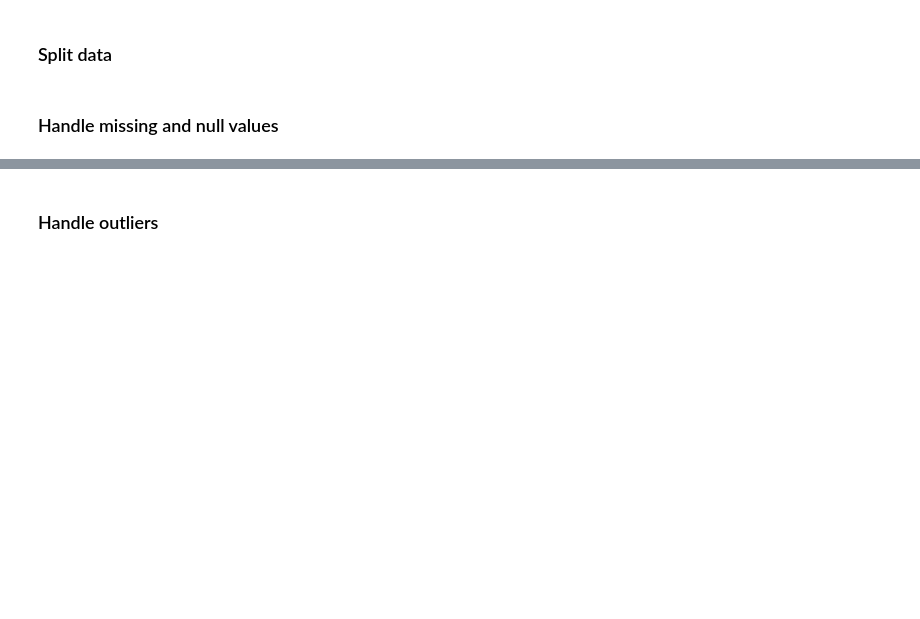
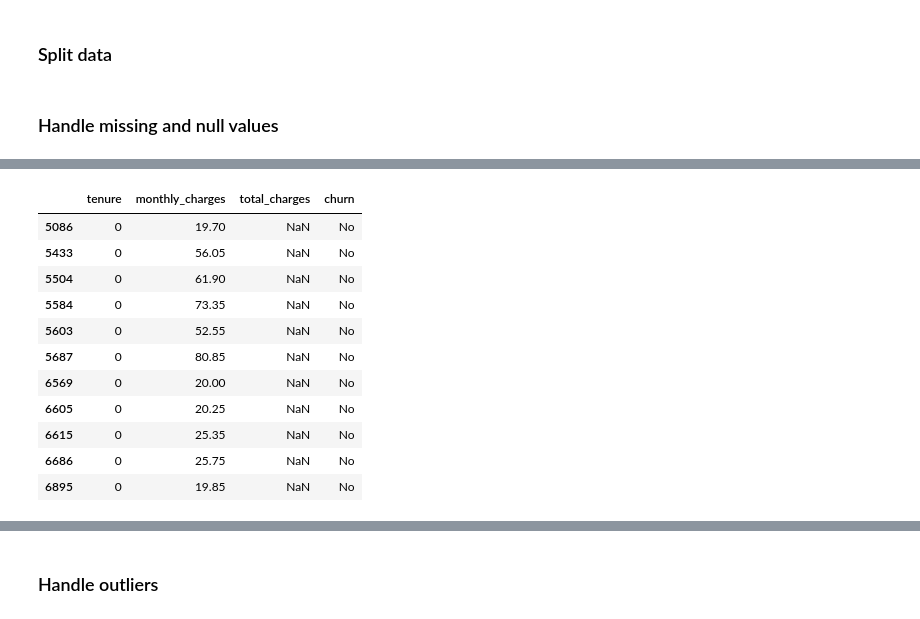
Before and after one commit to team-db-telco/telco-classification-project, a Jupyter notebook: prepare.ipynb, the cells around one changed output, grey strips where cells are left out. Drawn from its saved outputs; the diff is of its cells as text; code cells hidden in the pictures; blank space fills up the shorter version.

```diff
--- a/prepare.ipynb
+++ b/prepare.ipynb
@@ -43,0 +61,15 @@ train, valid = prepare.split_my_data(train, 0.8)
+# %%
+telco[telco.total_charges.isna() == True][['tenure', 'monthly_charges', 'total_charges', 'churn']]
+# %% [output]
+|  | tenure | monthly_charges | total_charges | churn |
+| 5086 | 0 | 19.70 | NaN | No |
+| 5433 | 0 | 56.05 | NaN | No |
+| 5504 | 0 | 61.90 | NaN | No |
+| 5584 | 0 | 73.35 | NaN | No |
+| 5603 | 0 | 52.55 | NaN | No |
+| 5687 | 0 | 80.85 | NaN | No |
+| 6569 | 0 | 20.00 | NaN | No |
+| 6605 | 0 | 20.25 | NaN | No |
+| 6615 | 0 | 25.35 | NaN | No |
+| 6686 | 0 | 25.75 | NaN | No |
+| 6895 | 0 | 19.85 | NaN | No |
```
Also changed, not shown: parts of 28 cells of this notebook, 2 other files.
